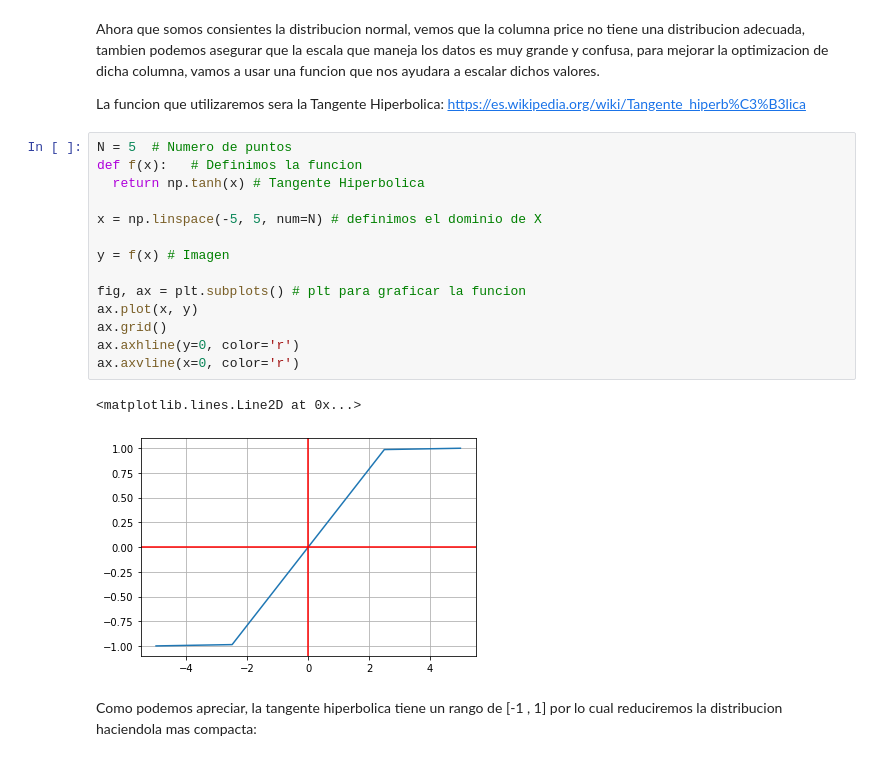
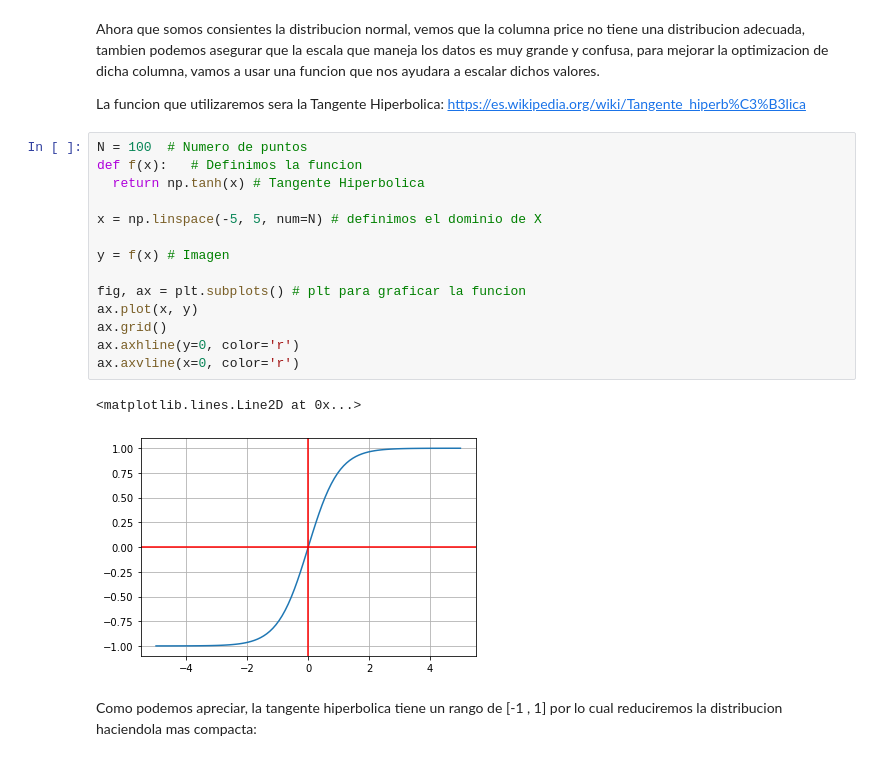
Before and after one commit to wowramon/EDA_UsedCars, a Jupyter notebook: ChallengeCars.ipynb, the cells around one changed output. Cells and saved outputs as stored; diff of their text form.

```diff
--- a/ChallengeCars.ipynb
+++ b/ChallengeCars.ipynb
@@ -165,22 +165,22 @@ Ahora que somos consientes la distribucion normal, vemos que la columna price no
 
 La funcion que utilizaremos sera la Tangente Hiperbolica: https://es.wikipedia.org/wiki/Tangente_hiperb%C3%B3lica
 # %%
-N = 5  # Numero de puntos
+N = 100  # Numero de puntos
 def f(x):   # Definimos la funcion
   return np.tanh(x) # Tangente Hiperbolica
 
 x = np.linspace(-5, 5, num=N) # definimos el dominio de X
 
 y = f(x) # Imagen
 
 fig, ax = plt.subplots() # plt para graficar la funcion
 ax.plot(x, y)
 ax.grid()
 ax.axhline(y=0, color='r')
 ax.axvline(x=0, color='r')
 # %% [output]
 <matplotlib.lines.Line2D at 0x...>
-[figure, old version]
+[figure, new version]
 # %% [markdown]
 Como podemos apreciar, la tangente hiperbolica tiene un rango de [-1 , 1] por lo cual reduciremos la distribucion haciendola mas compacta:
 # %%
```
Also changed, not shown: parts of 9 cells of this notebook.
